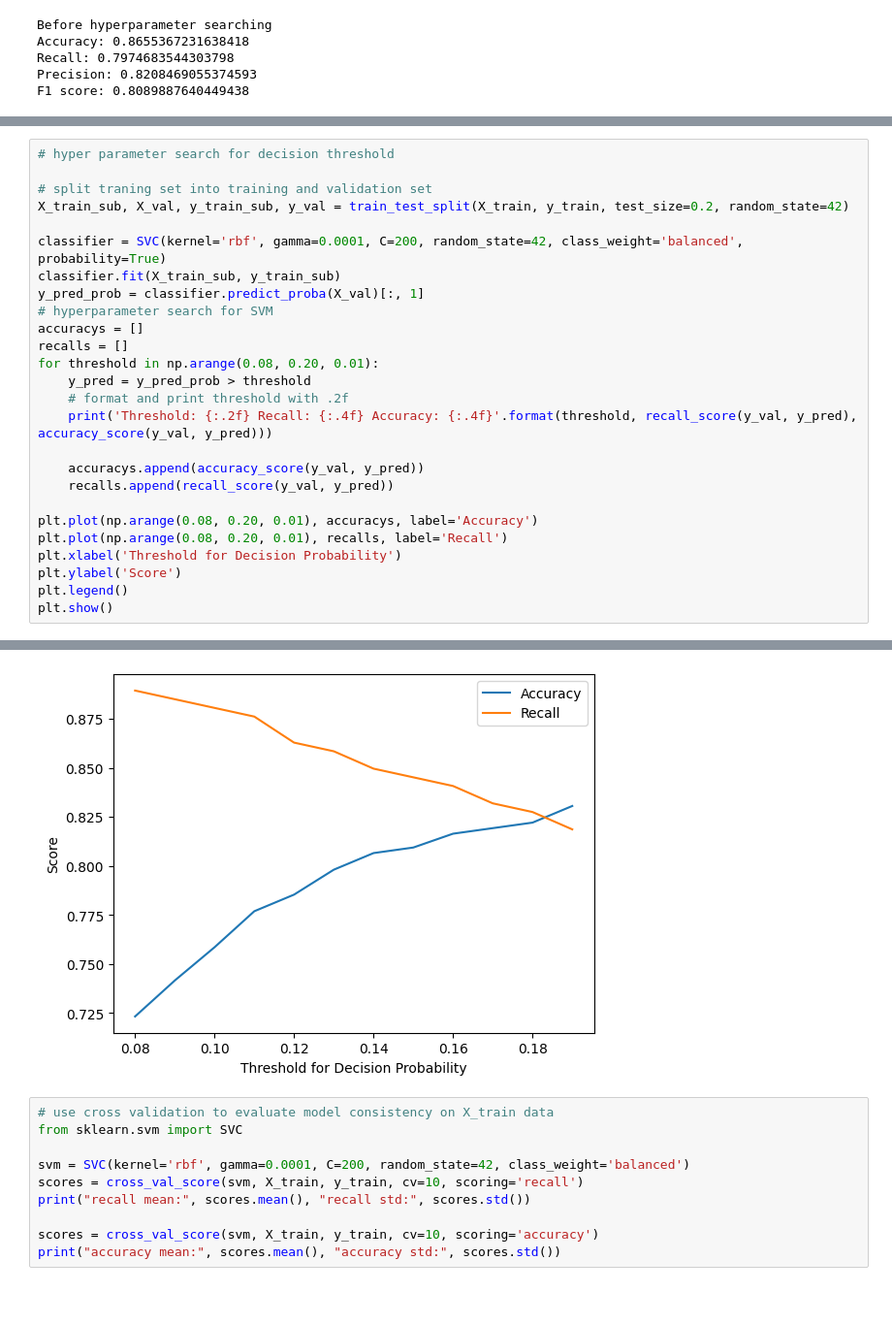
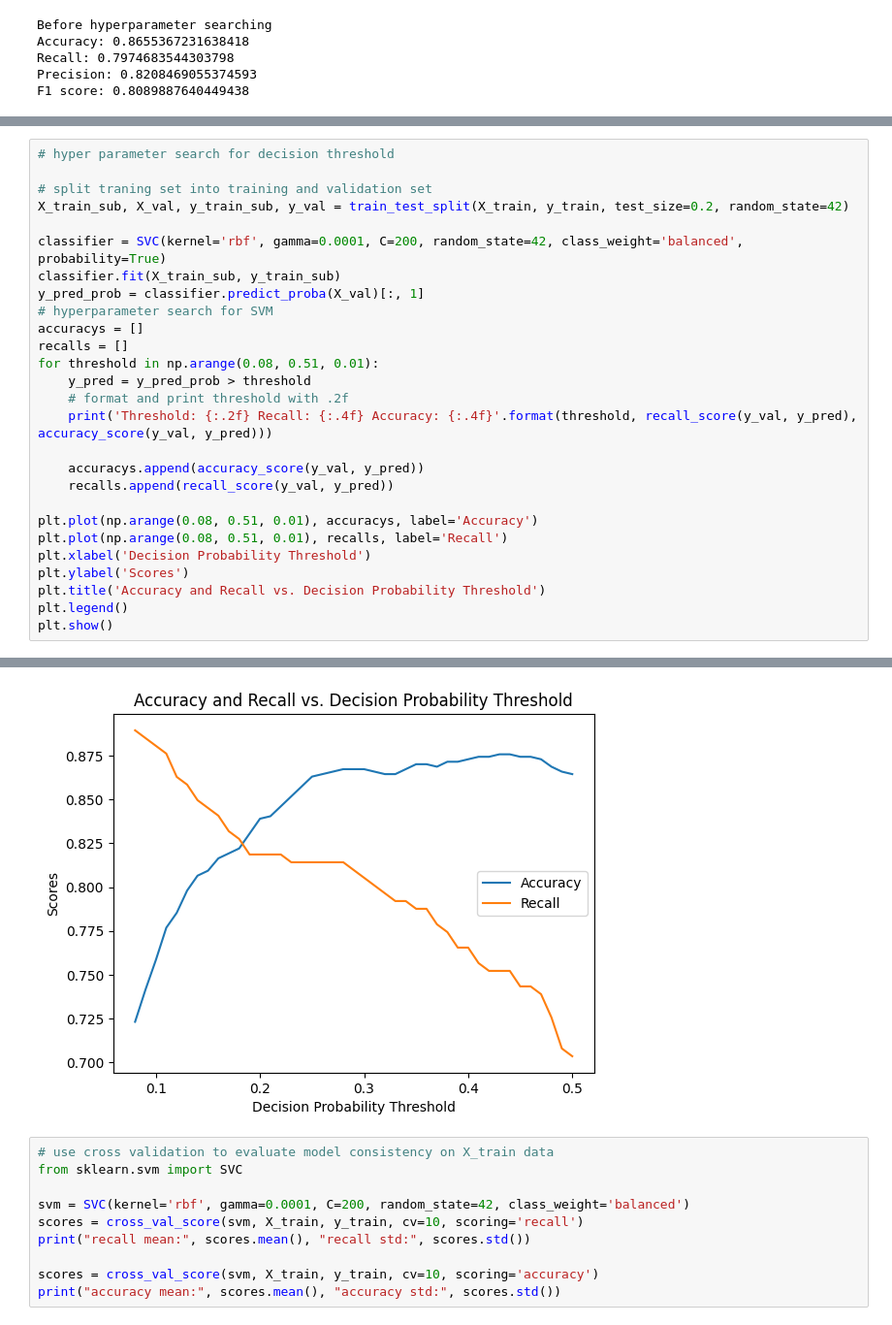
Before and after one commit to jnqian99/academic-performance, a Jupyter notebook: notebooks/6_classification/svm_classify.ipynb, the cells around one changed output, grey strips where cells are left out. Shown at 97% size. Cells and saved outputs as stored; diff of their text form; blank space fills up the shorter version.

```diff
--- a/notebooks/6_classification/svm_classify.ipynb
+++ b/notebooks/6_classification/svm_classify.ipynb
@@ -95,7 +95,7 @@ y_pred_prob = classifier.predict_proba(X_val)[:, 1]
 # hyperparameter search for SVM
 accuracys = []
 recalls = []
-for threshold in np.arange(0.08, 0.20, 0.01):
+for threshold in np.arange(0.08, 0.51, 0.01):
     y_pred = y_pred_prob > threshold
     # format and print threshold with .2f
     print('Threshold: {:.2f} Recall: {:.4f} Accuracy: {:.4f}'.format(threshold, recall_score(y_val, y_pred), accuracy_score(y_val, y_pred)))
@@ -103,10 +103,11 @@ for threshold in np.arange(0.08, 0.20, 0.01):
     accuracys.append(accuracy_score(y_val, y_pred))
     recalls.append(recall_score(y_val, y_pred))
 
-plt.plot(np.arange(0.08, 0.20, 0.01), accuracys, label='Accuracy')
-plt.plot(np.arange(0.08, 0.20, 0.01), recalls, label='Recall')
-plt.xlabel('Threshold for Decision Probability')
-plt.ylabel('Score')
+plt.plot(np.arange(0.08, 0.51, 0.01), accuracys, label='Accuracy')
+plt.plot(np.arange(0.08, 0.51, 0.01), recalls, label='Recall')
+plt.xlabel('Decision Probability Threshold')
+plt.ylabel('Scores')
+plt.title('Accuracy and Recall vs. Decision Probability Threshold')
 plt.legend()
 plt.show()
 # %% [output]
@@ -125,4 +131,4 @@ Threshold: 0.19 Recall: 0.8186 Accuracy: 0.8305
-[figure, old version]
+[figure, new version]
 # %%
 # use cross validation to evaluate model consistency on X_train data
 from sklearn.svm import SVC
```
Also changed, not shown: parts of 4 cells of this notebook, 3 other files.
